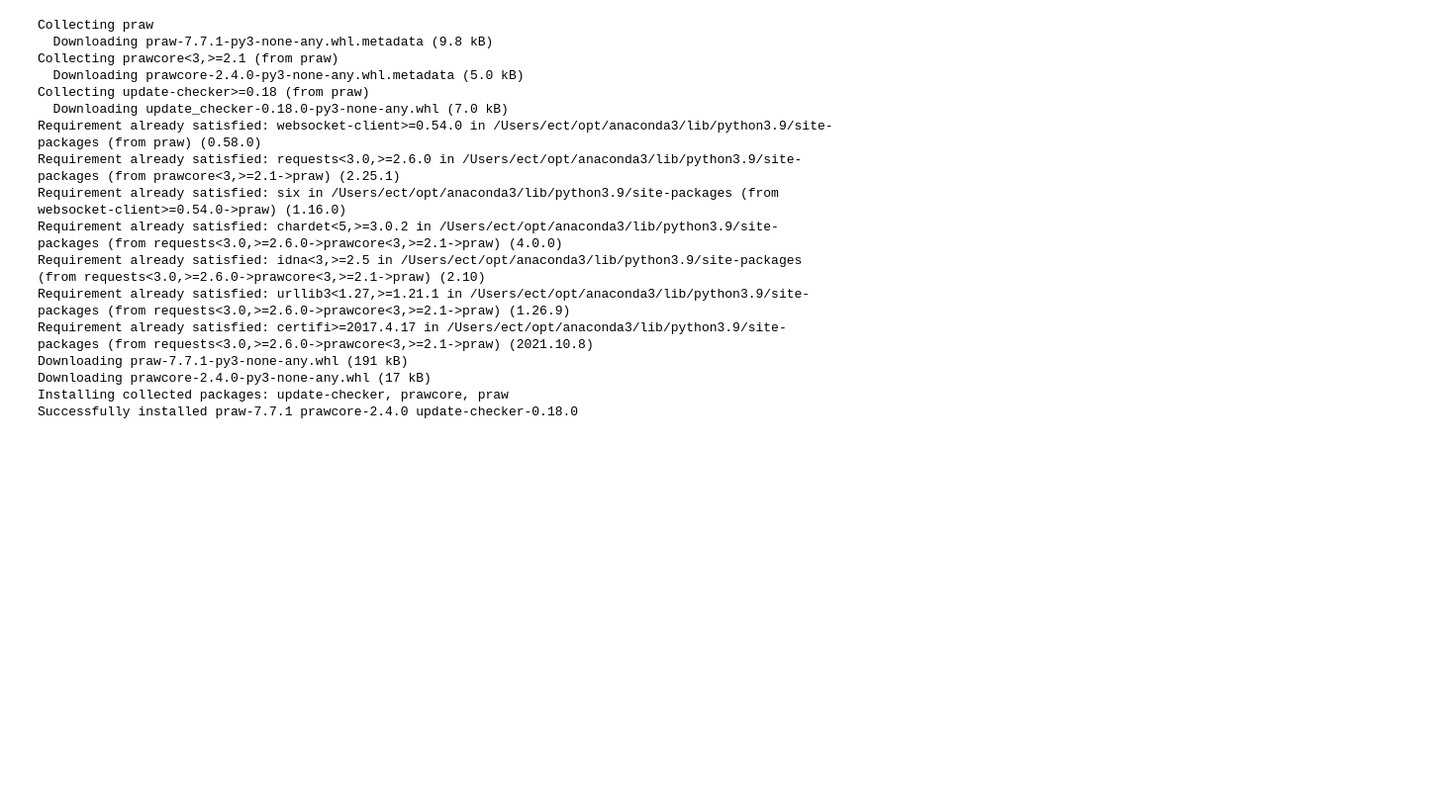
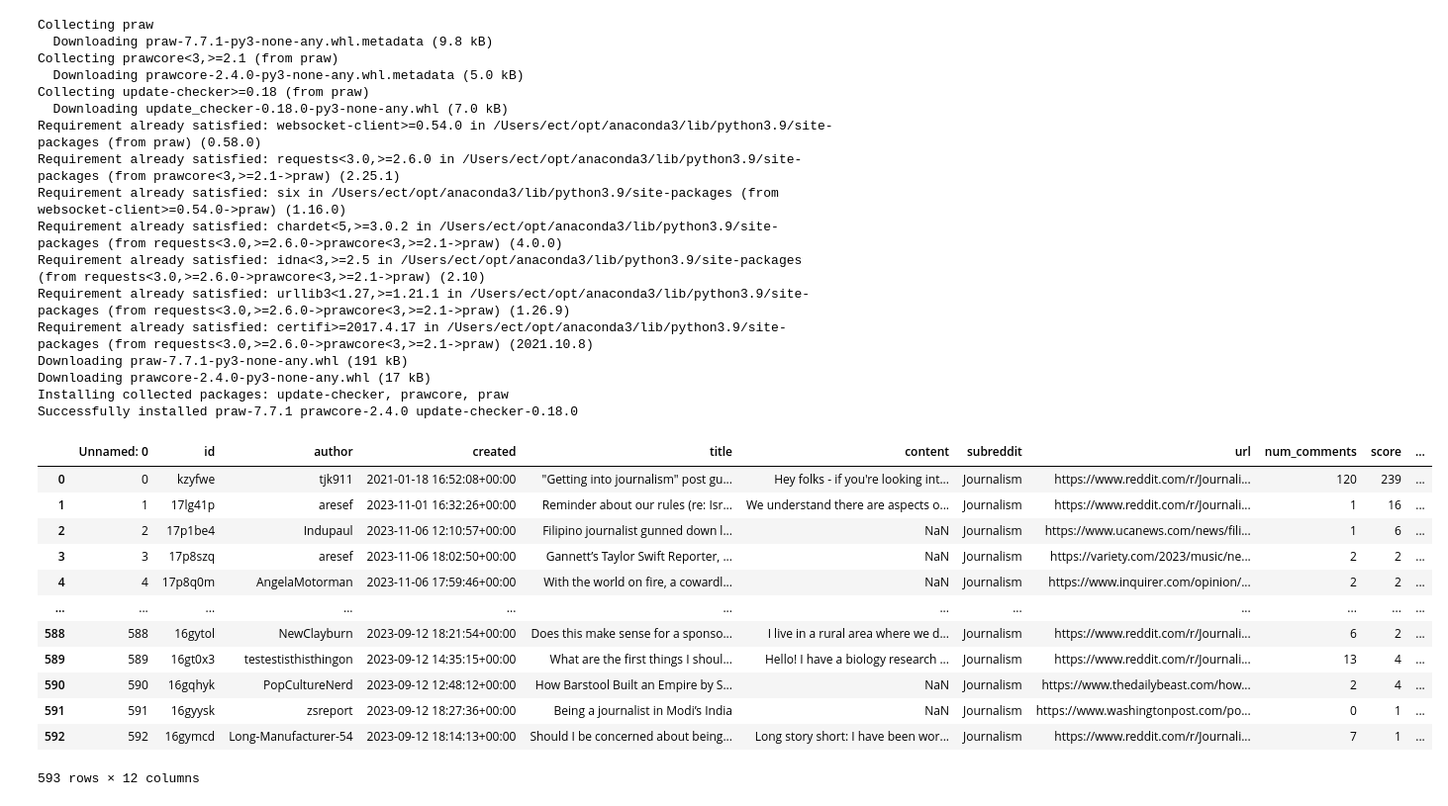
Before and after one commit to ecthompsoncodes/Text-Analysis, a Jupyter notebook: text_analysis_2.ipynb, the cells around one changed output. Shown: that part at 99% size. Drawn from its saved outputs; the diff is of its cells as text; code cells hidden in the pictures; blank space fills up the shorter version.

```diff
--- a/text_analysis_2.ipynb
+++ b/text_analysis_2.ipynb
@@ -28,3 +28,20 @@ Downloading praw-7.7.1-py3-none-any.whl (191 kB)
 Downloading prawcore-2.4.0-py3-none-any.whl (17 kB)
 Installing collected packages: update-checker, prawcore, praw
 Successfully installed praw-7.7.1 prawcore-2.4.0 update-checker-0.18.0
+# %%
+df = pd.read_csv("journ_reddit_data.csv")
+df
+# %% [output]
+|  | Unnamed: 0 | id | author | created | title | content | subreddit | url | num_comments | score | ... |
+| 0 | 0 | kzyfwe | tjk911 | 2021-01-18 16:52:08+00:00 | "Getting into journalism" post gu... | Hey folks - if you're looking int... | Journalism | https://www.reddit.com/r/Journali... | 120 | 239 | ... |
+| 1 | 1 | 17lg41p | aresef | 2023-11-01 16:32:26+00:00 | Reminder about our rules (re: Isr... | We understand there are aspects o... | Journalism | https://www.reddit.com/r/Journali... | 1 | 16 | ... |
+| 2 | 2 | 17p1be4 | Indupaul | 2023-11-06 12:10:57+00:00 | Filipino journalist gunned down l... | NaN | Journalism | https://www.ucanews.com/news/fili... | 1 | 6 | ... |
+| 3 | 3 | 17p8szq | aresef | 2023-11-06 18:02:50+00:00 | Gannett’s Taylor Swift Reporter, ... | NaN | Journalism | https://variety.com/2023/music/ne... | 2 | 2 | ... |
+| 4 | 4 | 17p8q0m | AngelaMotorman | 2023-11-06 17:59:46+00:00 | With the world on fire, a cowardl... | NaN | Journalism | https://www.inquirer.com/opinion/... | 2 | 2 | ... |
+| ... | ... | ... | ... | ... | ... | ... | ... | ... | ... | ... | ... |
+| 588 | 588 | 16gytol | NewClayburn | 2023-09-12 18:21:54+00:00 | Does this make sense for a sponso... | I live in a rural area where we d... | Journalism | https://www.reddit.com/r/Journali... | 6 | 2 | ... |
+| 589 | 589 | 16gt0x3 | testestisthisthingon | 2023-09-12 14:35:15+00:00 | What are the first things I shoul... | Hello! I have a biology research ... | Journalism | https://www.reddit.com/r/Journali... | 13 | 4 | ... |
+| 590 | 590 | 16gqhyk | PopCultureNerd | 2023-09-12 12:48:12+00:00 | How Barstool Built an Empire by S... | NaN | Journalism | https://www.thedailybeast.com/how... | 2 | 4 | ... |
+| 591 | 591 | 16gyysk | zsreport | 2023-09-12 18:27:36+00:00 | Being a journalist in Modi’s India | NaN | Journalism | https://www.washingtonpost.com/po... | 0 | 1 | ... |
+| 592 | 592 | 16gymcd | Long-Manufacturer-54 | 2023-09-12 18:14:13+00:00 | Should I be concerned about being... | Long story short: I have been wor... | Journalism | https://www.reddit.com/r/Journali... | 7 | 1 | ... |
+593 rows × 12 columns
```
Also changed, not shown: parts of 7 cells of this notebook, 3 other files.
